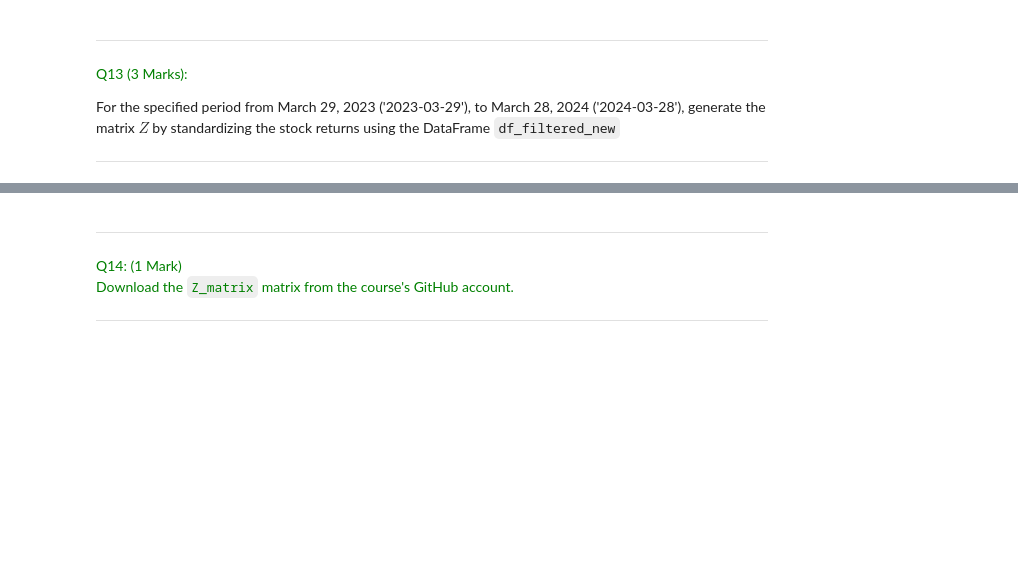
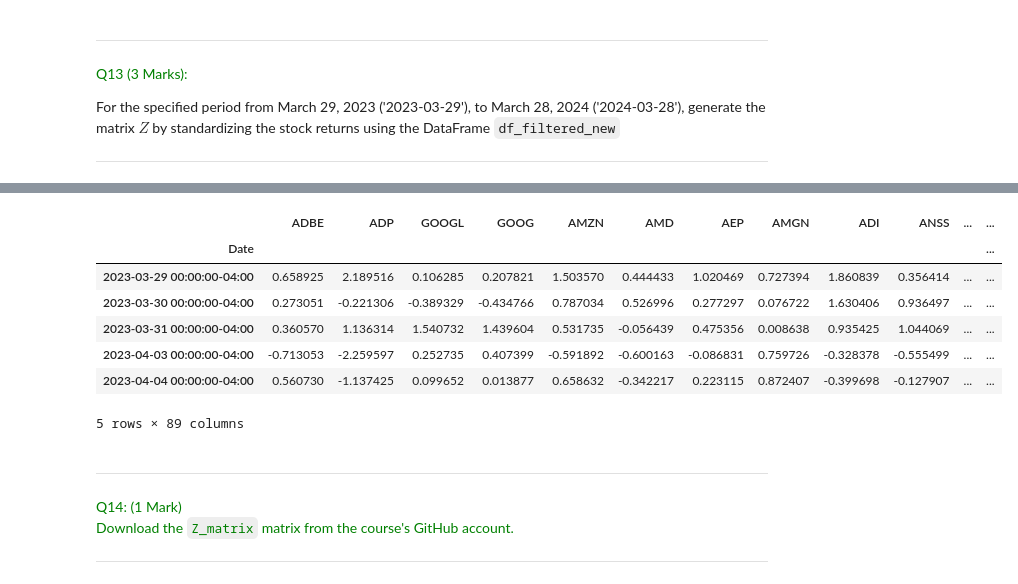
Before and after one commit to talhajamal11/ML_Project, a Jupyter notebook: src/CourseWork.ipynb, the cells around one changed output, grey strips where cells are left out. Drawn from its saved outputs; the diff is of its cells as text; code cells hidden in the pictures; blank space fills up the shorter version.

```diff
--- a/src/CourseWork.ipynb
+++ b/src/CourseWork.ipynb
@@ -715,0 +710,5 @@ For the specified period from March 29, 2023 ('2023-03-29'), to March 28, 2024 (
+# %%
+## Insert your code here
+start_date = '2023-03-29'
+end_date = '2024-03-28'
+df_filtered_new = df_filtered.loc[start_date: end_date]
@@ -716,3 +719,15 @@ For the specified period from March 29, 2023 ('2023-03-29'), to March 28, 2024 (
+# %%
+Z = (df_filtered_new - df_filtered_new.mean()) / df_filtered_new.std()
+Z.head()
+# %% [output]
+|  | ADBE | ADP | GOOGL | GOOG | AMZN | AMD | AEP | AMGN | ADI | ANSS | ... | ... |
+| Date |  |  |  |  |  |  |  |  |  |  |  | ... |
+| 2023-03-29 00:00:00-04:00 | 0.658925 | 2.189516 | 0.106285 | 0.207821 | 1.503570 | 0.444433 | 1.020469 | 0.727394 | 1.860839 | 0.356414 | ... | ... |
+| 2023-03-30 00:00:00-04:00 | 0.273051 | -0.221306 | -0.389329 | -0.434766 | 0.787034 | 0.526996 | 0.277297 | 0.076722 | 1.630406 | 0.936497 | ... | ... |
+| 2023-03-31 00:00:00-04:00 | 0.360570 | 1.136314 | 1.540732 | 1.439604 | 0.531735 | -0.056439 | 0.475356 | 0.008638 | 0.935425 | 1.044069 | ... | ... |
+| 2023-04-03 00:00:00-04:00 | -0.713053 | -2.259597 | 0.252735 | 0.407399 | -0.591892 | -0.600163 | -0.086831 | 0.759726 | -0.328378 | -0.555499 | ... | ... |
+| 2023-04-04 00:00:00-04:00 | 0.560730 | -1.137425 | 0.099652 | 0.013877 | 0.658632 | -0.342217 | 0.223115 | 0.872407 | -0.399698 | -0.127907 | ... | ... |
+5 rows × 89 columns
 # %% [markdown]
 ---
 <font color=green>Q14: (1 Mark) </font>
```
Also changed, not shown: parts of 14 cells of this notebook.
